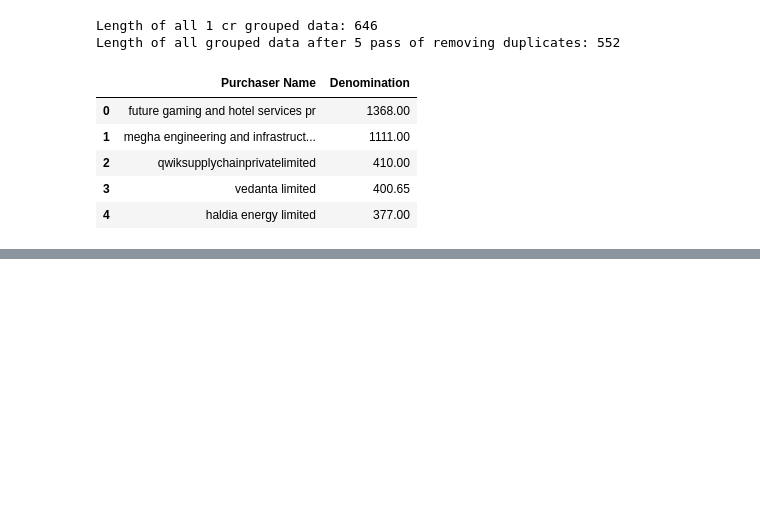
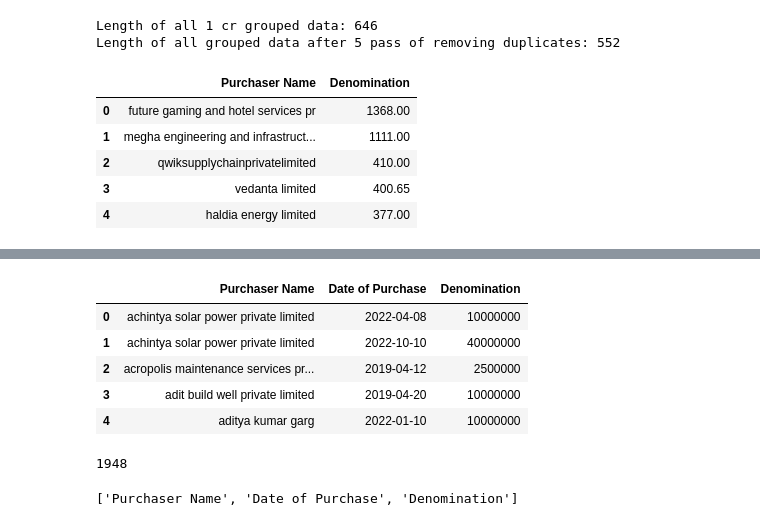
Before and after one commit to neerajgoyal12/electoral_bonds, a Jupyter notebook: notebook.ipynb, the cells around one changed output, grey strips where cells are left out. Cells and saved outputs as stored; diff of their text form; code cells hidden in the pictures; blank space fills up the shorter version.

```diff
--- a/notebook.ipynb
+++ b/notebook.ipynb
@@ -333,0 +409,11 @@ all_clean_data.to_csv('1-crore-donar-electoral-bonds.csv')
+# %%
+adf = pd.read_csv('01_all_data.csv', index_col=None)
+# %%
+adf.head()
+# %% [output]
+|  | Purchaser Name | Date of Purchase | Denomination |
+| 0 | achintya solar power private limited | 2022-04-08 | 10000000 |
+| 1 | achintya solar power private limited | 2022-10-10 | 40000000 |
+| 2 | acropolis maintenance services pr... | 2019-04-12 | 2500000 |
+| 3 | adit build well private limited | 2019-04-20 | 10000000 |
+| 4 | aditya kumar garg | 2022-01-10 | 10000000 |
@@ -333,0 +436,8 @@ all_clean_data.to_csv('1-crore-donar-electoral-bonds.csv')
+# %%
+len(adf)
+# %% [output]
+1948
+# %%
+adf.columns.to_list()
+# %% [output]
+['Purchaser Name', 'Date of Purchase', 'Denomination']
```
Also changed, not shown: parts of 16 cells of this notebook.
